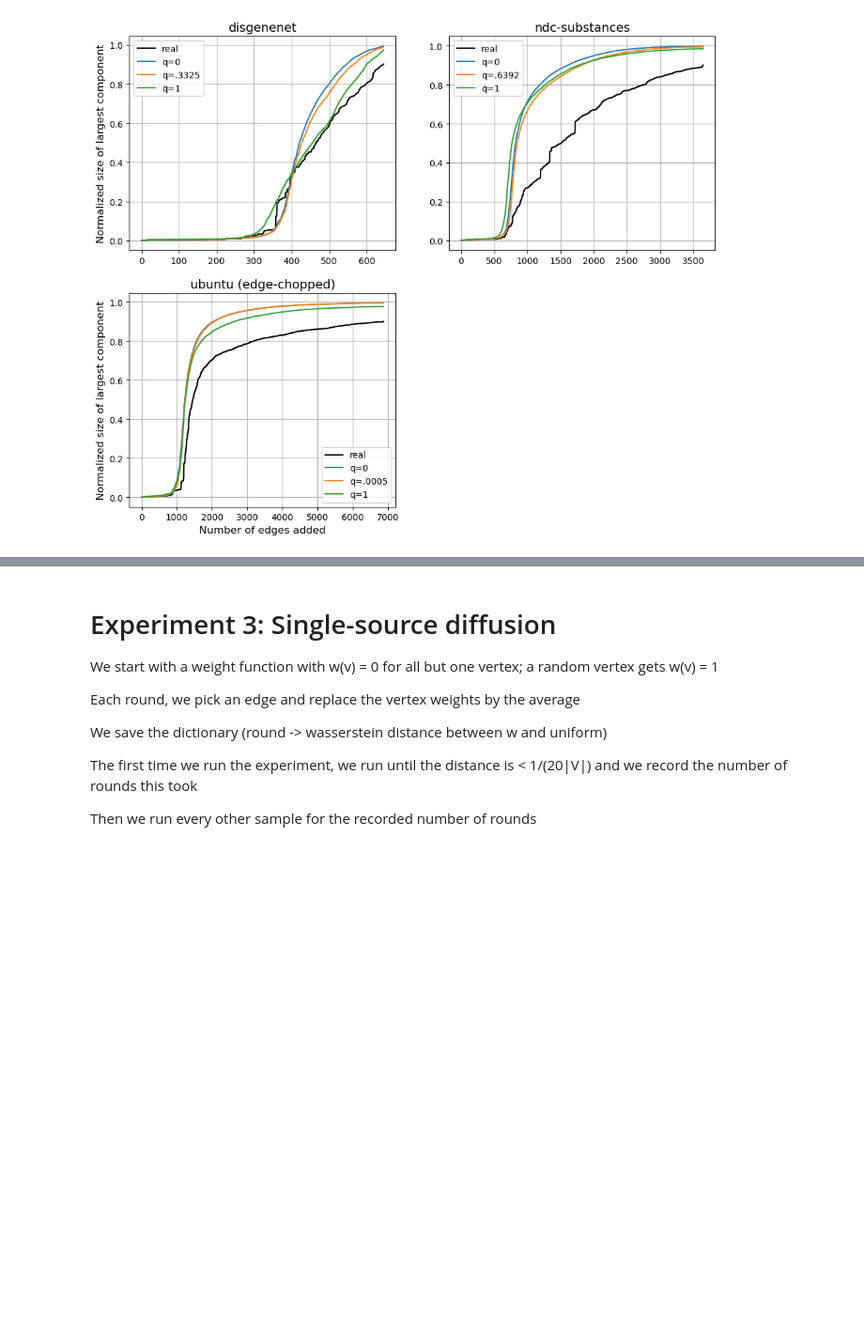
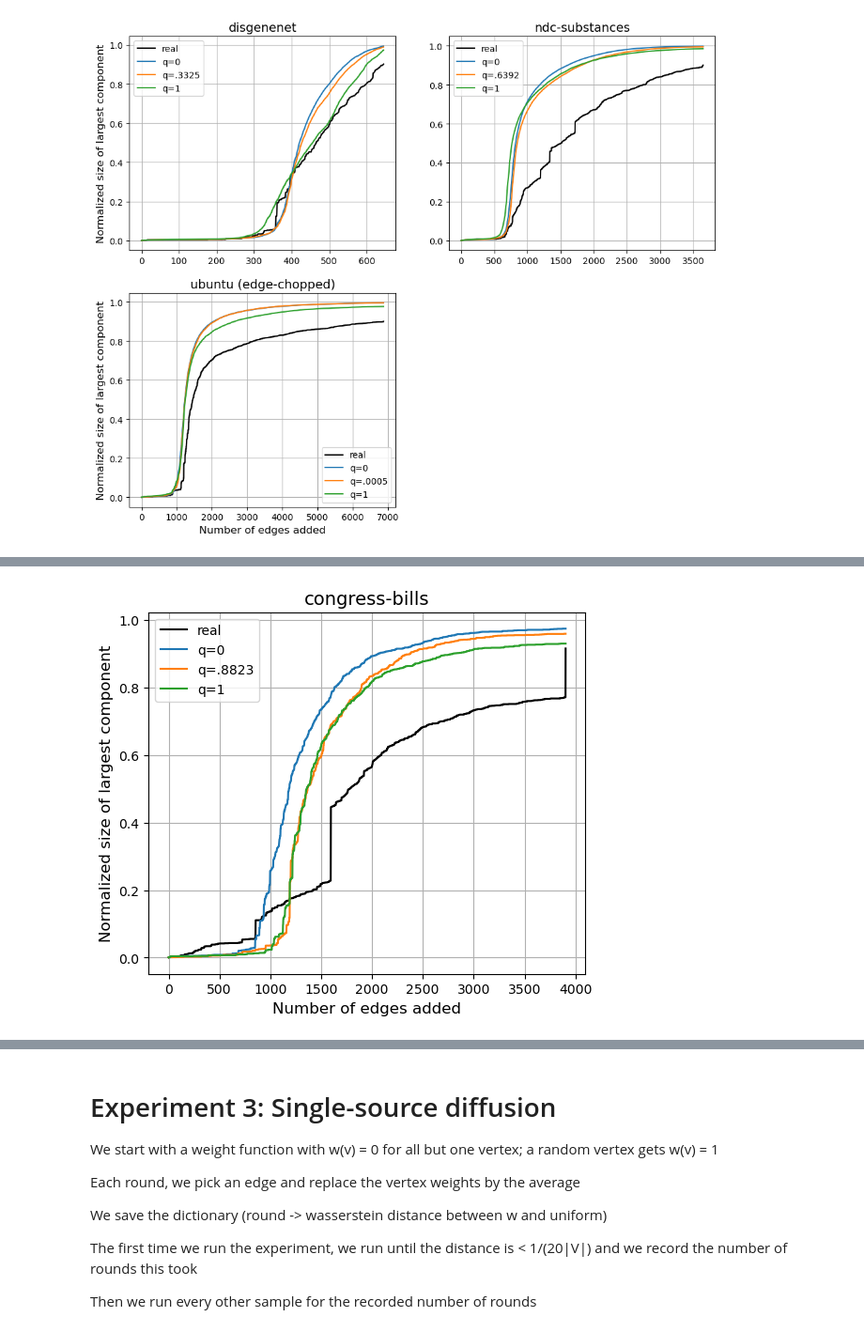
Before and after one commit to emilylackershire/Simplicial_Ratio, a Jupyter notebook: Experiments/Experiments.ipynb, the cells around one changed output, grey strips where cells are left out. Shown at 94% size. Cells and saved outputs as stored; diff of their text form; code cells hidden in the pictures; blank space fills up the shorter version.

```diff
--- a/Experiments/Experiments.ipynb
+++ b/Experiments/Experiments.ipynb
@@ -907,0 +949,37 @@ for ctr, dataset in enumerate(names):
+# %%
+dataset = 'congress-bills'
+n = int(df['n'][dataset]) ## number of nodes
+_dct = _df.iloc[0][0]
+_m = {i:_dct[i] for i in _dct.keys()}
+
+stop_value = 0.9*n
+c = 0
+while True:
+    if _m[c] < stop_value:
+        c += 1
+    else:
+        break
+cutoff = c+1
+
+plt.figure(figsize=(6,5))
+plt.plot(list(_m.keys())[:cutoff], [i/n for i in _m.values()][:cutoff], label='real', color='black')
+
+_dct = _df.iloc[1][0]
+_m = {i:_dct[i][0] for i in _dct.keys()}
+plt.plot(list(_m.keys())[:cutoff], [i/n for i in _m.values()][:cutoff], label='q=0')
+
+_dct = _df.iloc[2][0]
+_m = {i:_dct[i][0] for i in _dct.keys()}
+plt.plot(list(_m.keys())[:cutoff], [i/n for i in _m.values()][:cutoff], label='q=.8823')
+
+_dct = _df.iloc[3][0]
+_m = {i:_dct[i][0] for i in _dct.keys()}
+plt.plot(list(_m.keys())[:cutoff], [i/n for i in _m.values()][:cutoff], label='q=1')
+
+plt.title(dataset, fontsize=14)
+plt.xlabel('Number of edges added', fontsize=12)
+plt.ylabel('Normalized size of largest component', fontsize=12)
+plt.grid()
+plt.legend();
+# %% [output]
+[figure, added]
```
Also changed, not shown: parts of 4 cells of this notebook.
